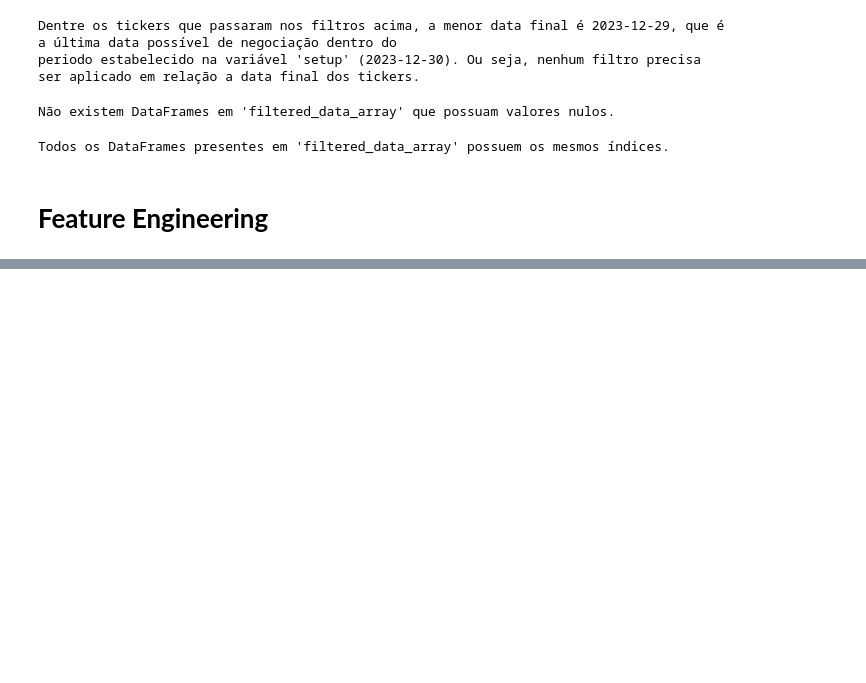
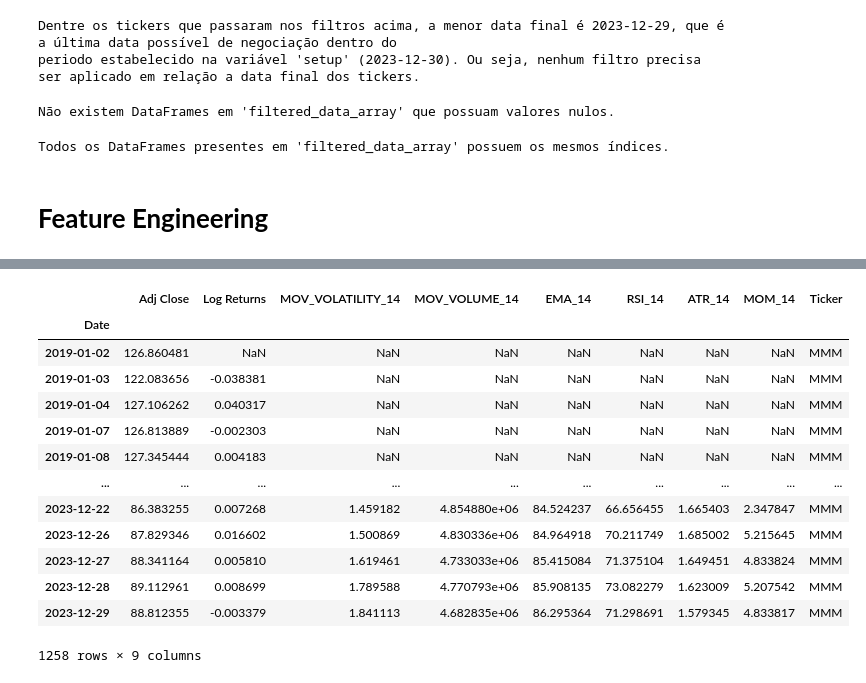
Before and after one commit to GB-Navarro/projeto_final_fin_quant_fea_dev, a Jupyter notebook: projeto_final_fin_quant.ipynb, the cells around one changed output, grey strips where cells are left out. Saved outputs shown, nothing was run; the diff lists cells and outputs as text; code cells hidden in the pictures; blank space fills up the shorter version.

```diff
--- a/projeto_final_fin_quant.ipynb
+++ b/projeto_final_fin_quant.ipynb
@@ -240,0 +346,35 @@ Todos os DataFrames presentes em 'filtered_data_array' possuem os mesmos índice
+# %%
+def get_ticker_moving_volume(daily_volumes: pd.Series, time_interval: int) -> pd.Series:
+    '''
+        Description:
+            Calcula o volume de negociação móvel de "time_interval" dias para uma série temporal de preços de um certo ticker.
+        Args:
+            daily_volumes (pd.Series): Série temporal com os volumes de negociação diários do ticker em questão.
+            time_interval (int): Número de dias para a janela móvel.
+        Return:
+            moving_volume (pd.Series): Série temporal do volume de negociação móvel calculado para o intervalo de dias especificado.
+        Errors:
+            TypeError: É esperado que o parâmetro "daily_volumes" seja um objeto do tipo pd.Series.
+            TypeError: É esperado que o parâmetro "time_interval" seja do tipo int.
+            ValueError: É esperado que a série temporal "daily_volumes" contenha apenas números.
+    '''
+
+    # Verifica se o parâmetro 'daily_volumes' é do tipo pd.Series.
+    if not isinstance(daily_volumes, pd.Series):
+        raise TypeError("O parâmetro 'daily_volumes' deve ser do tipo pd.Series.")
+
+    # Verifica se o parâmetro 'time_interval' é do tipo int.
+    if not isinstance(time_interval, int):
+        raise TypeError("O parâmetro 'time_interval' deve ser do tipo int.")
+
+    # Verifica se a série temporal contém apenas dados numéricos.
+    if not pd.api.types.is_numeric_dtype(daily_volumes):
+        raise ValueError("A série temporal 'daily_volumes' deve conter apenas números.")
+
+    # Calcula o volume de negociação móvel usando a janela de 'time_interval' dias.
+    moving_volume = daily_volumes.rolling(window=time_interval).mean()
+
+    # Remove os valores NaN resultantes do cálculo acima.
+    moving_volume = moving_volume.dropna()
+
+    return moving_volume
@@ -240,0 +444,22 @@ Todos os DataFrames presentes em 'filtered_data_array' possuem os mesmos índice
+# %%
+for df in dfs:
+    # Remove as colunas 'Open', 'High', 'Low' e 'Close' de cada DataFrame presente em "dfs".
+    df.drop(['Open', 'High', 'Low', 'Close', 'Volume'], axis=1, inplace=True)
+
+# Exibe o resultado obtido em um dos DataFrames presentes em "dfs"
+dfs[0]
+# %% [output]
+|  | Adj Close | Log Returns | MOV_VOLATILITY_14 | MOV_VOLUME_14 | EMA_14 | RSI_14 | ATR_14 | MOM_14 | Ticker |
+| Date |  |  |  |  |  |  |  |  |  |
+| 2019-01-02 | 126.860481 | NaN | NaN | NaN | NaN | NaN | NaN | NaN | MMM |
+| 2019-01-03 | 122.083656 | -0.038381 | NaN | NaN | NaN | NaN | NaN | NaN | MMM |
+| 2019-01-04 | 127.106262 | 0.040317 | NaN | NaN | NaN | NaN | NaN | NaN | MMM |
+| 2019-01-07 | 126.813889 | -0.002303 | NaN | NaN | NaN | NaN | NaN | NaN | MMM |
+| 2019-01-08 | 127.345444 | 0.004183 | NaN | NaN | NaN | NaN | NaN | NaN | MMM |
+| ... | ... | ... | ... | ... | ... | ... | ... | ... | ... |
+| 2023-12-22 | 86.383255 | 0.007268 | 1.459182 | 4.854880e+06 | 84.524237 | 66.656455 | 1.665403 | 2.347847 | MMM |
+| 2023-12-26 | 87.829346 | 0.016602 | 1.500869 | 4.830336e+06 | 84.964918 | 70.211749 | 1.685002 | 5.215645 | MMM |
+| 2023-12-27 | 88.341164 | 0.005810 | 1.619461 | 4.733033e+06 | 85.415084 | 71.375104 | 1.649451 | 4.833824 | MMM |
+| 2023-12-28 | 89.112961 | 0.008699 | 1.789588 | 4.770793e+06 | 85.908135 | 73.082279 | 1.623009 | 5.207542 | MMM |
+| 2023-12-29 | 88.812355 | -0.003379 | 1.841113 | 4.682835e+06 | 86.295364 | 71.298691 | 1.579345 | 4.833817 | MMM |
+1258 rows × 9 columns
```
Also changed, not shown: parts of 18 cells of this notebook.
